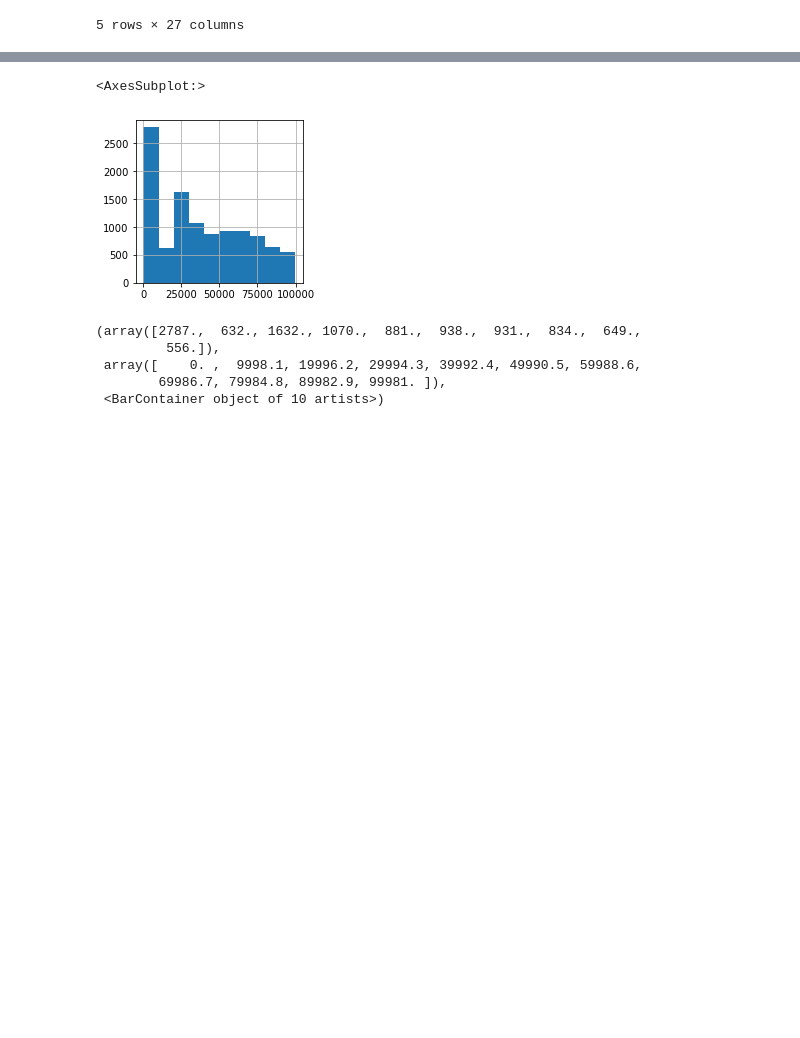
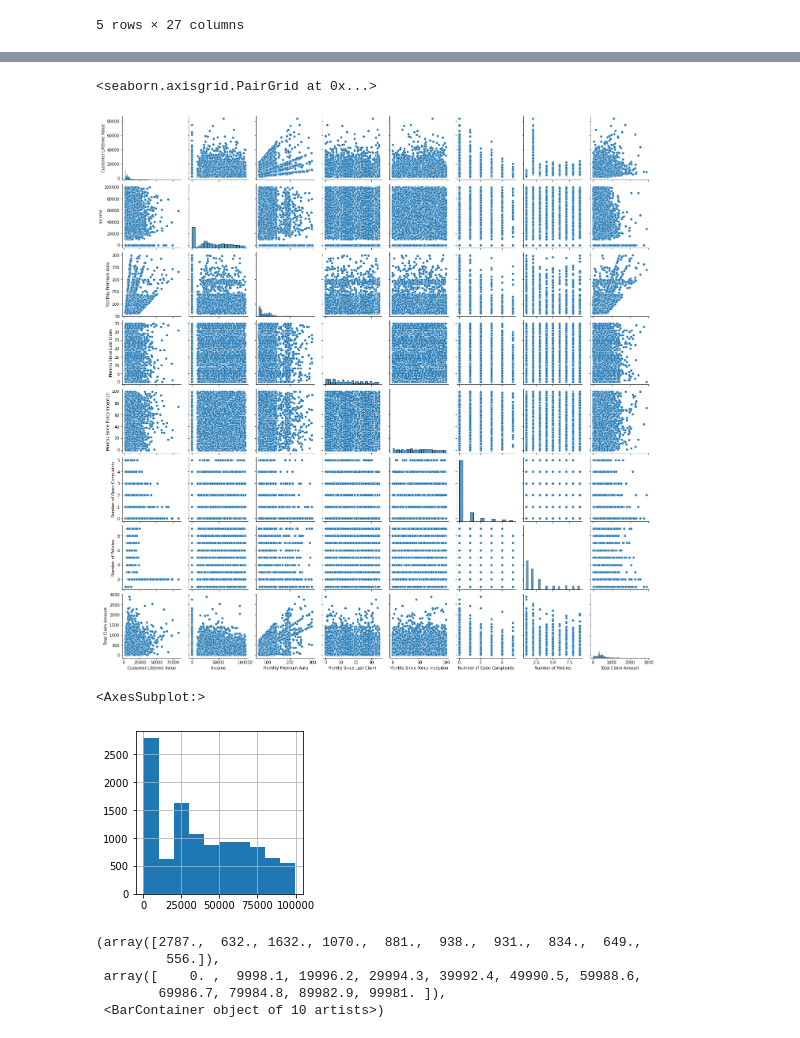
Before and after one commit to LiberisIvas/Customer-Case-Analysis, a Jupyter notebook: Customer_Analysis_Case_Study/Insurance-345.ipynb, the cells around one changed output, grey strips where cells are left out. Drawn from its saved outputs; the diff is of its cells as text; code cells hidden in the pictures; blank space fills up the shorter version.

```diff
--- a/Customer_Analysis_Case_Study/Insurance-345.ipynb
+++ b/Customer_Analysis_Case_Study/Insurance-345.ipynb
@@ -497,5 +461,9 @@ numerical
 # %%
-#sns.pairplot(numerical)
+#creating plots for all numerical datasets
+sns.pairplot(numerical.iloc[:,1:])
+# %% [output]
+<seaborn.axisgrid.PairGrid at 0x...>
+[figure, added]
 # %%
 dataframe['Income'].hist(figsize=(3,3))
 # %% [output]
```
Also changed, not shown: parts of 57 cells of this notebook.
